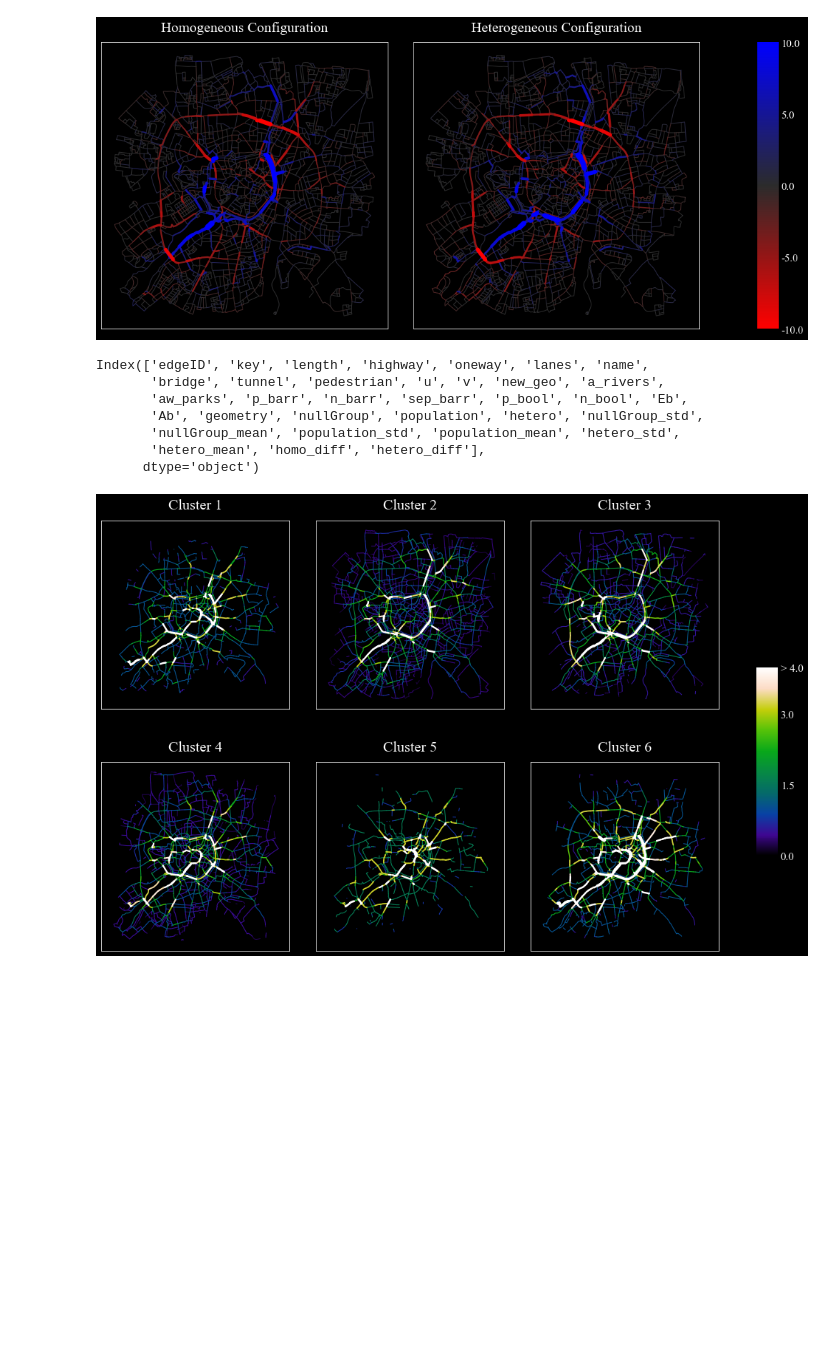
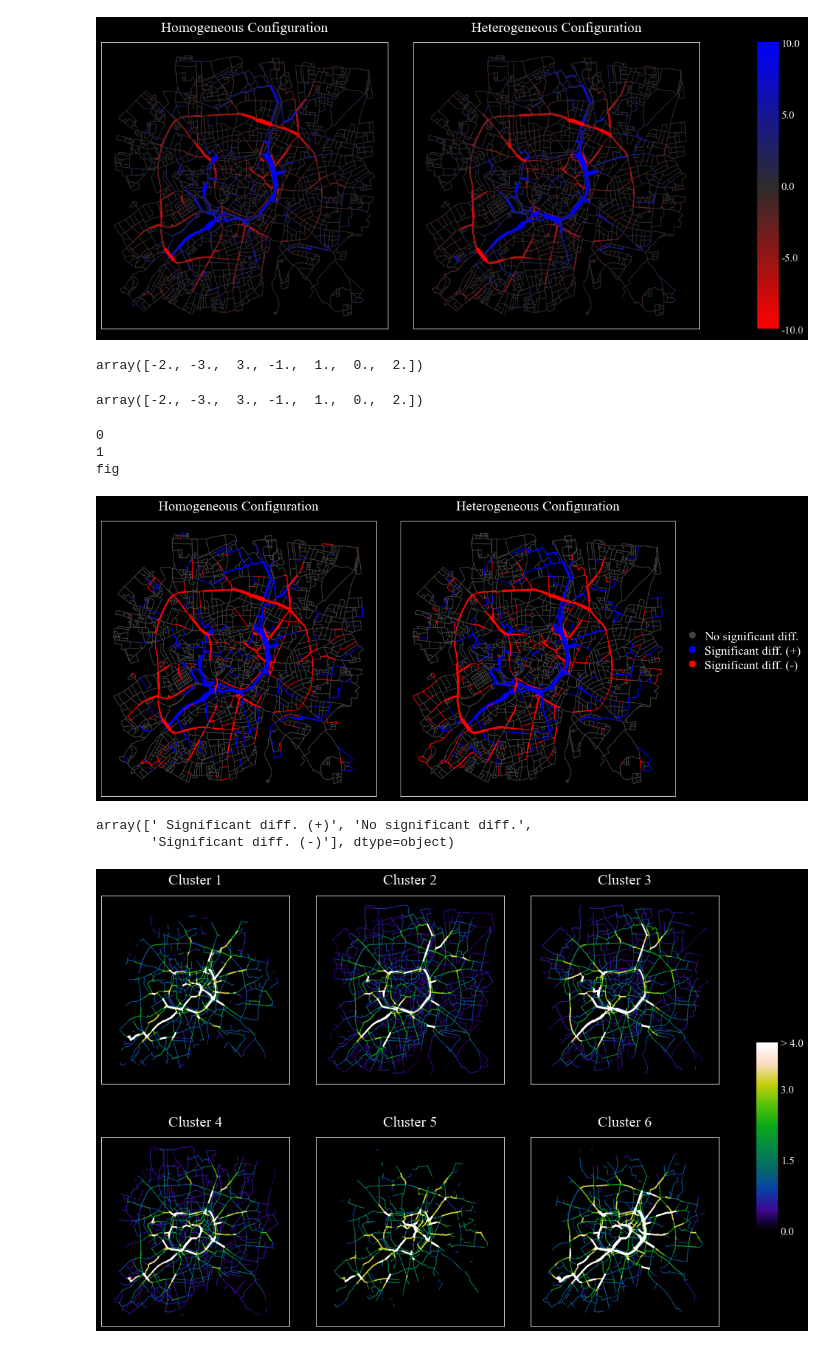
Before and after one commit to g-filomena/PedSimCity-Evaluation, a Jupyter notebook: 03-EmpiricalABM_Evaluation.ipynb, the cells around one changed output. Drawn from its saved outputs; the diff is of its cells as text; code cells hidden in the pictures; blank space fills up the shorter version.

```diff
--- a/03-EmpiricalABM_Evaluation.ipynb
+++ b/03-EmpiricalABM_Evaluation.ipynb
@@ -297,13 +604,11 @@ fig = ci.plot_gdf_grid(edges, columns = cols, cmap = cmap, titles = subtitles, n
                        axes_frame = True, black_background = True)
 # %% [output]
 [figure]
-# %%
-edges.columns
-# %% [output]
-Index(['edgeID', 'key', 'length', 'highway', 'oneway', 'lanes', 'name',
-       'bridge', 'tunnel', 'pedestrian', 'u', 'v', 'new_geo', 'a_rivers',
-       'aw_parks', 'p_barr', 'n_barr', 'sep_barr', 'p_bool', 'n_bool', 'Eb',
-       'Ab', 'geometry', 'nullGroup', 'population', 'hetero', 'nullGroup_std',
-       'nullGroup_mean', 'population_std', 'population_mean', 'hetero_std',
-       'hetero_mean', 'homo_diff', 'hetero_diff'],
-      dtype='object')
+# %%
+edges['homo_pvalue_cl'].unique()
+# %% [output]
+array([-2., -3.,  3., -1.,  1.,  0.,  2.])
+# %%
+edges['homo_pvalue'].unique()
+# %% [output]
+array([-2., -3.,  3., -1.,  1.,  0.,  2.])
@@ -310 +638,28 @@ Index(['edgeID', 'key', 'length', 'highway', 'oneway', 'lanes', 'name',
+# %%
+black_l = ci.lighten_color('black', 0.75)
+black_c = ci.lighten_color('grey', 1.00)
+red_l = ci.lighten_color('red', 0.40)
+blue_l = ci.lighten_color('yellow', 0.40)
+# black_l = ci.lighten_color('black', 0.83)
+
+subtitles = ['Homogeneous Configuration', 'Heterogeneous Configuration']
+edges['homo_diff'] = abs(edges['population'] - edges['nullGroup'])
+edges['hetero_diff'] = abs(edges['hetero'] - edges['nullGroup'])
+lw_columns = ['homo_diff', 'hetero_diff']
+cols = ['homo_pvalue_cl', 'hetero_pvalue_cl']
+# norm = mpl.colors.Normalize(vmin = -10, vmax = 10)
+cmap = LinearSegmentedColormap.from_list('BkR',['red', red_l, black_l,black_c, black_l, blue_l, 'blue',])
+
+list_colors = [black_l, 'blue','red',]
+cmap = LinearSegmentedColormap.from_list('custom_cmap', list_colors)
+# # lw_factor = 0.55
+# bins = [+3, +2, +1, 0, +1, +2, +3]
+fig = plot_gdf_grid(edges, columns = cols, classes = 5, cmap = cmap, titles = subtitles, legend = True,
+                    axes_frame = True, scheme = None,
+                       lw_columns = lw_columns, lw_factor = 0.55, black_background = True)
+# %% [output]
+0
+1
+fig
+[figure, added]
 # %%
@@ -311,0 +667,6 @@ fig.savefig("Outputs/Figures/empiricalABM/f7.pdf", bbox_inches='tight')
+# %%
+order = [0,2,1]
+plt.legend([handles[idx] for idx in order],[labels[idx] for idx in order])
+# %% [output]
+array([' Significant diff. (+)', 'No significant diff.',
+       'Significant diff. (-)'], dtype=object)
```
Also changed, not shown: parts of 37 cells of this notebook, 13 other files.
